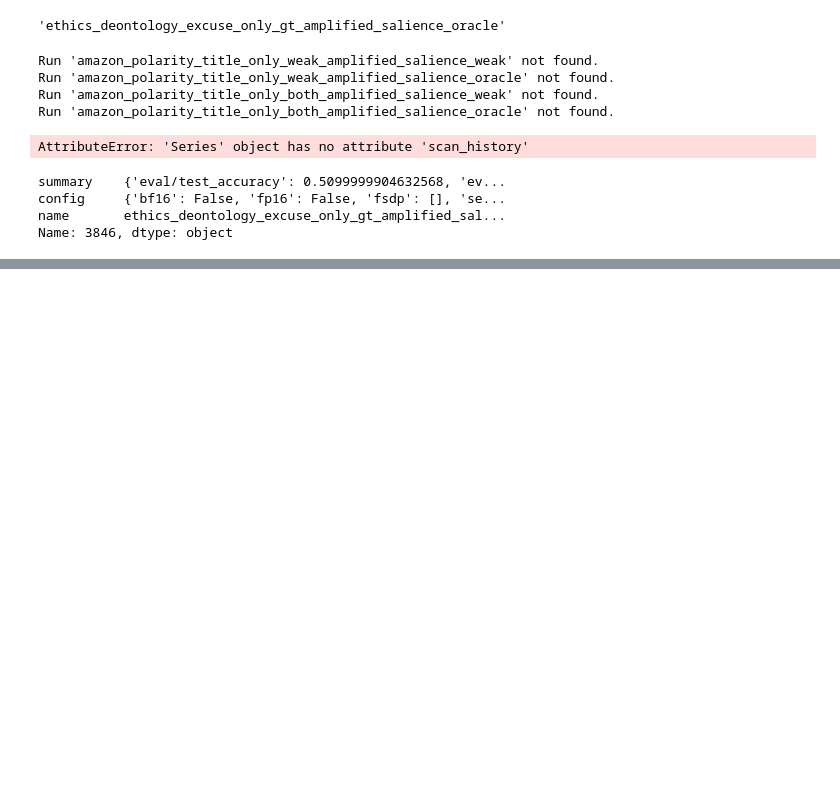
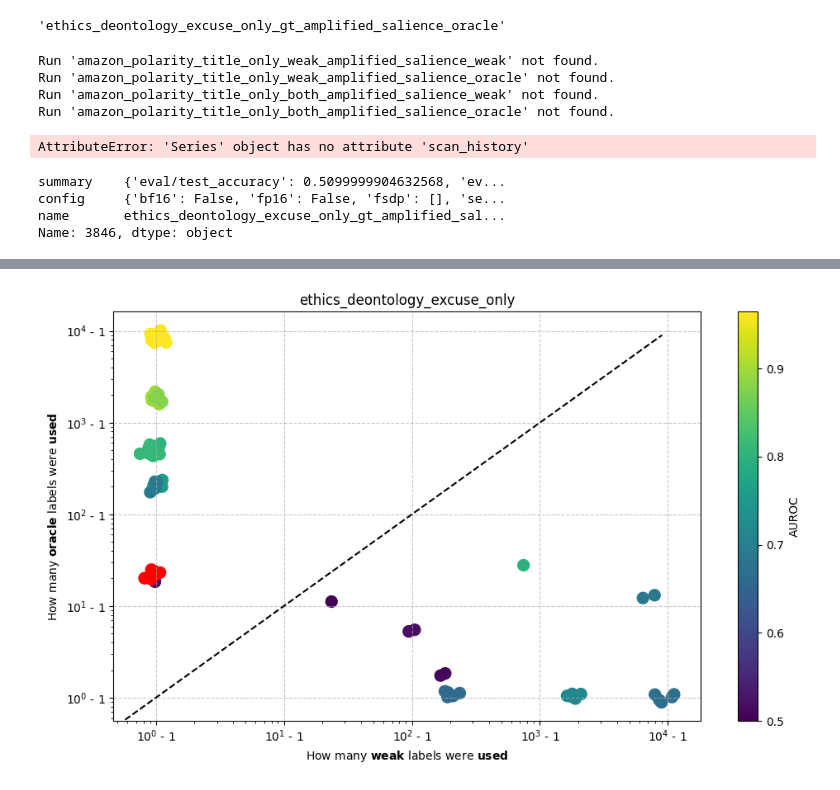
Before and after one commit to EleutherAI/w2s, a Jupyter notebook: analysis.ipynb, the cells around one changed output, grey strips where cells are left out. Drawn from its saved outputs; the diff is of its cells as text; code cells hidden in the pictures; blank space fills up the shorter version.

```diff
--- a/analysis.ipynb
+++ b/analysis.ipynb
@@ -479,0 +633,41 @@ run["summary"]
+# %%
+import numpy as np
+from matplotlib.colors import Normalize, LinearSegmentedColormap
+fig, ax = plt.subplots(figsize=(10, 6))
+
+ds_name = "ethics_deontology_excuse_only"
+plot_df = f_df[f_df["ds_name"] == ds_name]
+min_auroc = 0.5
+max_auroc = plot_df["auroc"].max()
+# Create a scatter plot with total_spent on x-axis and oracle_cost on y-axis
+jitter = 0.1
+norm = Normalize(vmin=min_auroc, vmax=max_auroc)
+colors = plt.cm.viridis(np.linspace(0, 1, 256))
+n_bins = 256
+cmap = LinearSegmentedColormap.from_list('custom_cmap', colors, N=n_bins)
+cmap.set_under('red')
+scatter = ax.scatter((plot_df['num_weak'] + 1) * np.random.normal(1, jitter, len(plot_df)), (plot_df['num_oracle'] + 1) * np.random.normal(1, jitter, len(plot_df)), c=plot_df['auroc'], cmap=cmap, s=100, norm=norm)
+plt.plot([0, 9000], [0, 9000], color="black", linestyle="--")
+
+# Set labels and title
+ax.set_xlabel("How many $\\bf{weak}$ labels were $\\bf{used}$")
+ax.set_ylabel("How many $\\bf{oracle}$ labels were $\\bf{used}$")
+ax.set_title(f"{ds_name}")
+
+plt.loglog()
+# replace tick labels with 10^i - 1
+ticks = [1, 10, 100, 1000, 10000]
+ax.set_xticks(ticks)
+ax.set_yticks(ticks)
+ax.set_xticklabels([f"$10^{int(np.log10(tick))}$ - 1" for tick in ticks])
+ax.set_yticklabels([f"$10^{int(np.log10(tick))}$ - 1" for tick in ticks])
+
+cbar = plt.colorbar(scatter)
+cbar.set_label('AUROC')
+
+ax.grid(True, linestyle='--', alpha=0.7)
+
+plt.tight_layout()
+plt.show()
+# %% [output]
+[figure, added]
```
Also changed, not shown: parts of 13 cells of this notebook, 4 other files.
